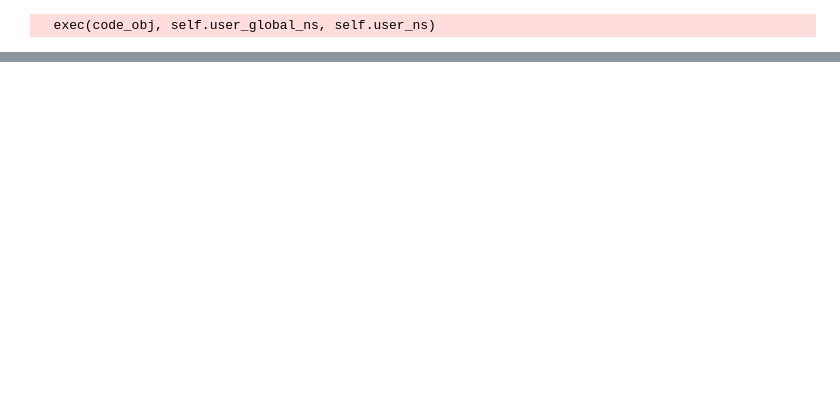
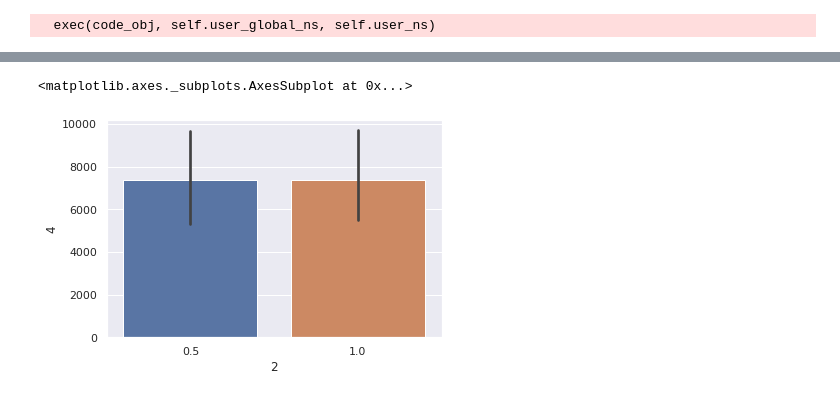
Before and after one commit to Archarlie2000/CS450-Team, a Jupyter notebook: Module_3_WorkBenck.ipynb, the cells around one changed output, grey strips where cells are left out. Saved outputs shown, nothing was run; the diff lists cells and outputs as text; code cells hidden in the pictures; blank space fills up the shorter version.

```diff
--- a/Module_3_WorkBenck.ipynb
+++ b/Module_3_WorkBenck.ipynb
@@ -48,0 +196,5 @@ df3.head(200)
+# %%
+sns.barplot(data=result, x = result[2], y = result[4])
+# %% [output]
+<matplotlib.axes._subplots.AxesSubplot at 0x...>
+[figure, added]
```
Also changed, not shown: parts of 21 cells of this notebook.
